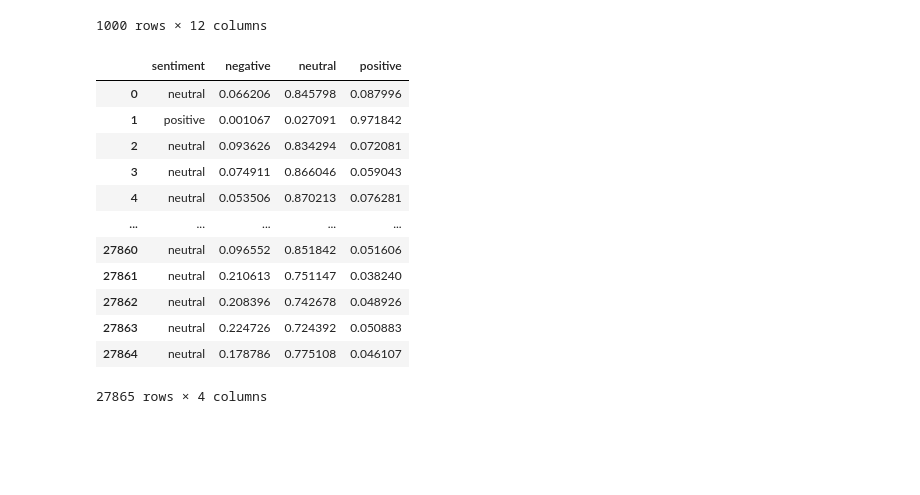
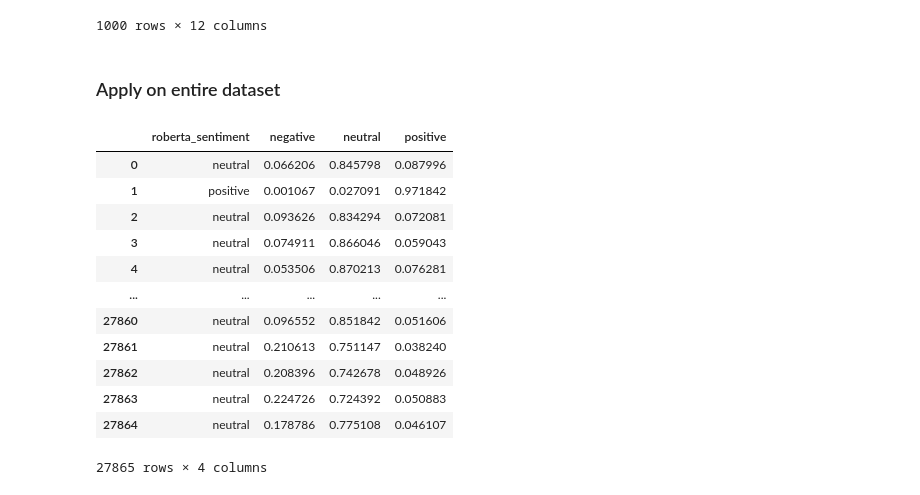
Before and after one commit to beatricecitterio/nlp-project, a Jupyter notebook: sentiment.ipynb, the cells around one changed output. Saved outputs shown, nothing was run; the diff lists cells and outputs as text; code cells hidden in the pictures; blank space fills up the shorter version.

Commit message:
sentiment 2

```diff
--- a/sentiment.ipynb
+++ b/sentiment.ipynb
@@ -116,19 +118,21 @@ sampled_tweets
 | 7525 | 2022-06-04 20:24:50+00:00 | 1533183015266000897 | https://twitter.com/matteosalvini... | Trionfo della Pro Recco nella mas... | 133 | 0 | Salvini | Lega | positive | 0.010527 | ... |
 | 5100 | 2021-09-11 06:41:30+00:00 | 1436580643534684164 | https://twitter.com/Antonio_Tajan... | Sono passati 20 anni da quel terr... | 47 | 0 | Tajani | FI | neutral | 0.059682 | ... |
 1000 rows × 12 columns
+# %% [markdown]
+### Apply on entire dataset
 # %%
 # Apply sentiment analysis
 sentiment_results = politicians['Content'].apply(get_sentiment)
 # %%
 # Create a DataFrame with the results keeping the index
-result_df = pd.DataFrame(sentiment_results.tolist(), index=politicians.index, columns=['sentiment', 'scores'])
-result_df['scores'] = result_df['scores'].apply(lambda x: x.tolist())
+roberta_df = pd.DataFrame(sentiment_results.tolist(), index=politicians.index, columns=['roberta_sentiment', 'scores'])
+roberta_df['scores'] = roberta_df['scores'].apply(lambda x: x.tolist())
 # create a new column with each score
-result_df[['negative', 'neutral', 'positive']] = pd.DataFrame(result_df['scores'].tolist(), index=result_df.index)
-result_df. drop(columns=['scores'], inplace=True)
-result_df
+roberta_df[['negative', 'neutral', 'positive']] = pd.DataFrame(roberta_df['scores'].tolist(), index=roberta_df.index)
+roberta_df. drop(columns=['scores'], inplace=True)
+roberta_df
 # %% [output]
-|  | sentiment | negative | neutral | positive |
+|  | roberta_sentiment | negative | neutral | positive |
 | 0 | neutral | 0.066206 | 0.845798 | 0.087996 |
 | 1 | positive | 0.001067 | 0.027091 | 0.971842 |
 | 2 | neutral | 0.093626 | 0.834294 | 0.072081 |
```
Also changed, not shown: parts of 42 cells of this notebook, 1 other file.
